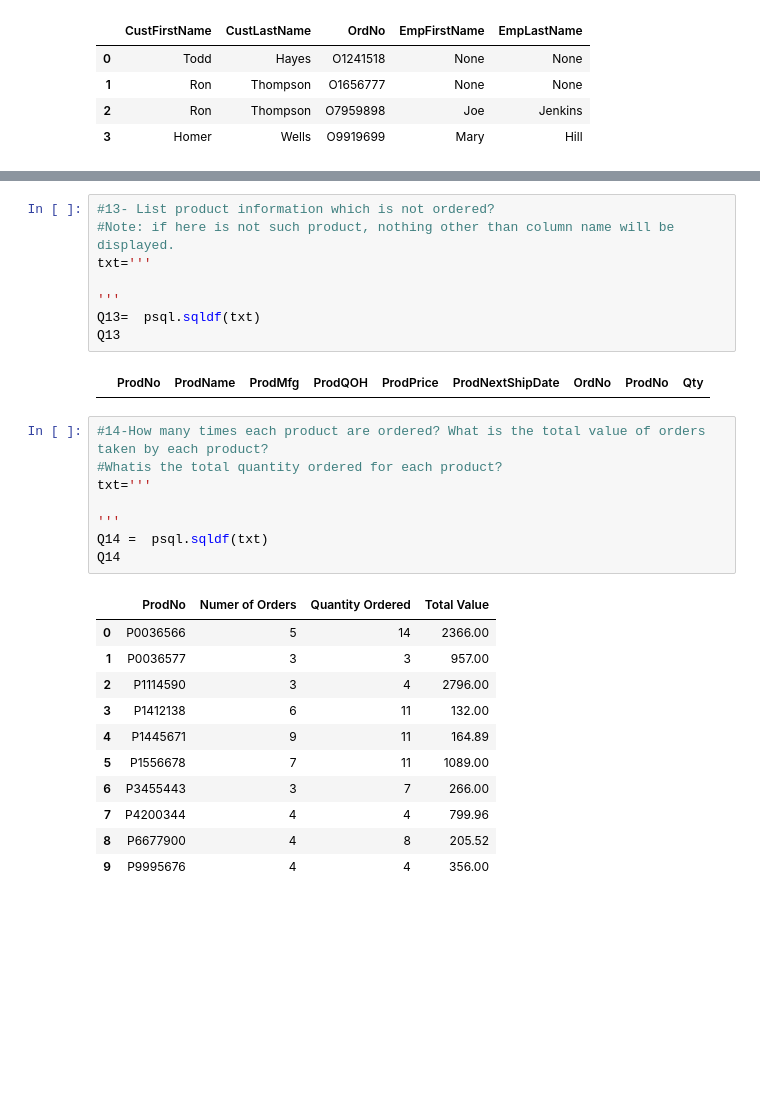
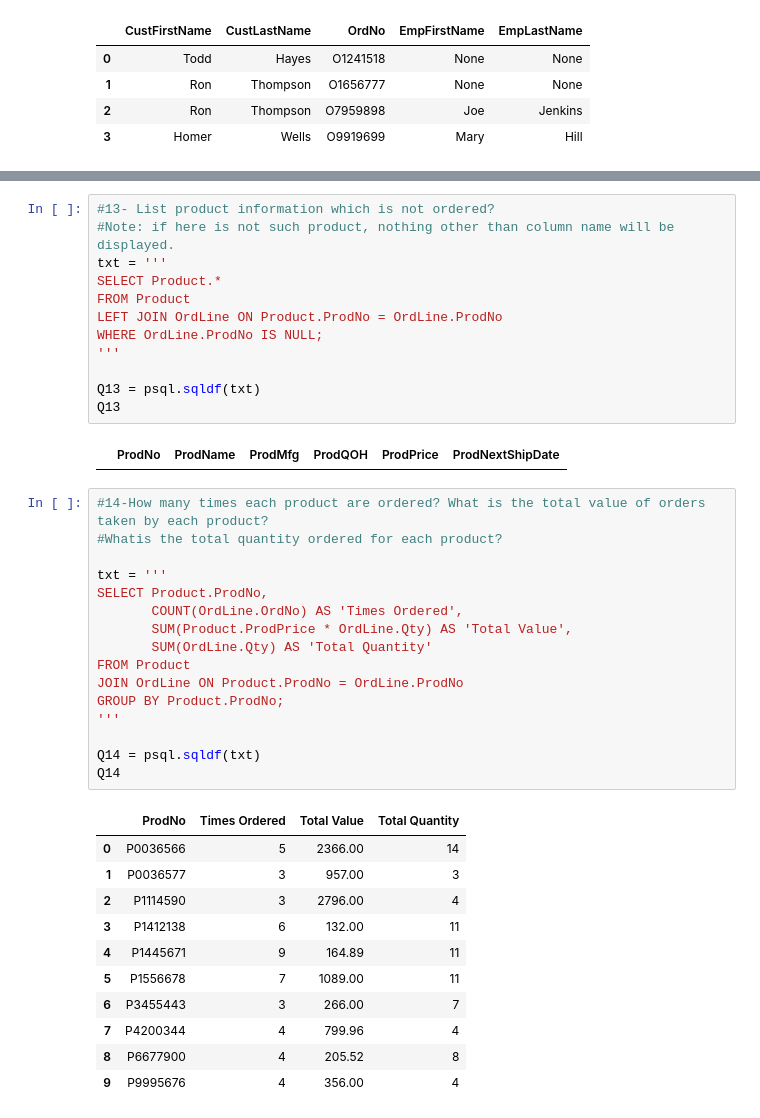
Before and after one commit to aylaismayilzada6/Data-and-Information-Engineering-ENCE24-, a Jupyter notebook: Homework3.ipynb, the cells around one changed output, grey strips where cells are left out. Drawn from its saved outputs; the diff is of its cells as text; blank space fills up the shorter version.

```diff
--- a/Homework3.ipynb
+++ b/Homework3.ipynb
@@ -295,33 +295,45 @@ Q12
 # %%
 #13- List product information which is not ordered?
 #Note: if here is not such product, nothing other than column name will be displayed.
-txt='''
+txt = '''
+SELECT Product.*
+FROM Product
+LEFT JOIN OrdLine ON Product.ProdNo = OrdLine.ProdNo
+WHERE OrdLine.ProdNo IS NULL;
+'''
 
-'''
-Q13=  psql.sqldf(txt)
+Q13 = psql.sqldf(txt)
 Q13
 # %% [output]
-|  | ProdNo | ProdName | ProdMfg | ProdQOH | ProdPrice | ProdNextShipDate | OrdNo | ProdNo | Qty |
+|  | ProdNo | ProdName | ProdMfg | ProdQOH | ProdPrice | ProdNextShipDate |
 # %%
 #14-How many times each product are ordered? What is the total value of orders taken by each product?
 #Whatis the total quantity ordered for each product?
-txt='''
 
+txt = '''
+SELECT Product.ProdNo,
+       COUNT(OrdLine.OrdNo) AS 'Times Ordered',
+       SUM(Product.ProdPrice * OrdLine.Qty) AS 'Total Value',
+       SUM(OrdLine.Qty) AS 'Total Quantity'
+FROM Product
+JOIN OrdLine ON Product.ProdNo = OrdLine.ProdNo
+GROUP BY Product.ProdNo;
 '''
-Q14 =  psql.sqldf(txt)
+
+Q14 = psql.sqldf(txt)
 Q14
 # %% [output]
-|  | ProdNo | Numer of Orders | Quantity Ordered | Total Value |
-| 0 | P0036566 | 5 | 14 | 2366.00 |
-| 1 | P0036577 | 3 | 3 | 957.00 |
-| 2 | P1114590 | 3 | 4 | 2796.00 |
-| 3 | P1412138 | 6 | 11 | 132.00 |
-| 4 | P1445671 | 9 | 11 | 164.89 |
-| 5 | P1556678 | 7 | 11 | 1089.00 |
-| 6 | P3455443 | 3 | 7 | 266.00 |
-| 7 | P4200344 | 4 | 4 | 799.96 |
-| 8 | P6677900 | 4 | 8 | 205.52 |
-| 9 | P9995676 | 4 | 4 | 356.00 |
+|  | ProdNo | Times Ordered | Total Value | Total Quantity |
+| 0 | P0036566 | 5 | 2366.00 | 14 |
+| 1 | P0036577 | 3 | 957.00 | 3 |
+| 2 | P1114590 | 3 | 2796.00 | 4 |
+| 3 | P1412138 | 6 | 132.00 | 11 |
+| 4 | P1445671 | 9 | 164.89 | 11 |
+| 5 | P1556678 | 7 | 1089.00 | 11 |
+| 6 | P3455443 | 3 | 266.00 | 7 |
+| 7 | P4200344 | 4 | 799.96 | 4 |
+| 8 | P6677900 | 4 | 205.52 | 8 |
+| 9 | P9995676 | 4 | 356.00 | 4 |
 # %%
 #15. How many product are there without ProdNextShipDate.
 #What is their average price?
```
Also changed, not shown: parts of 1 cell of this notebook.
